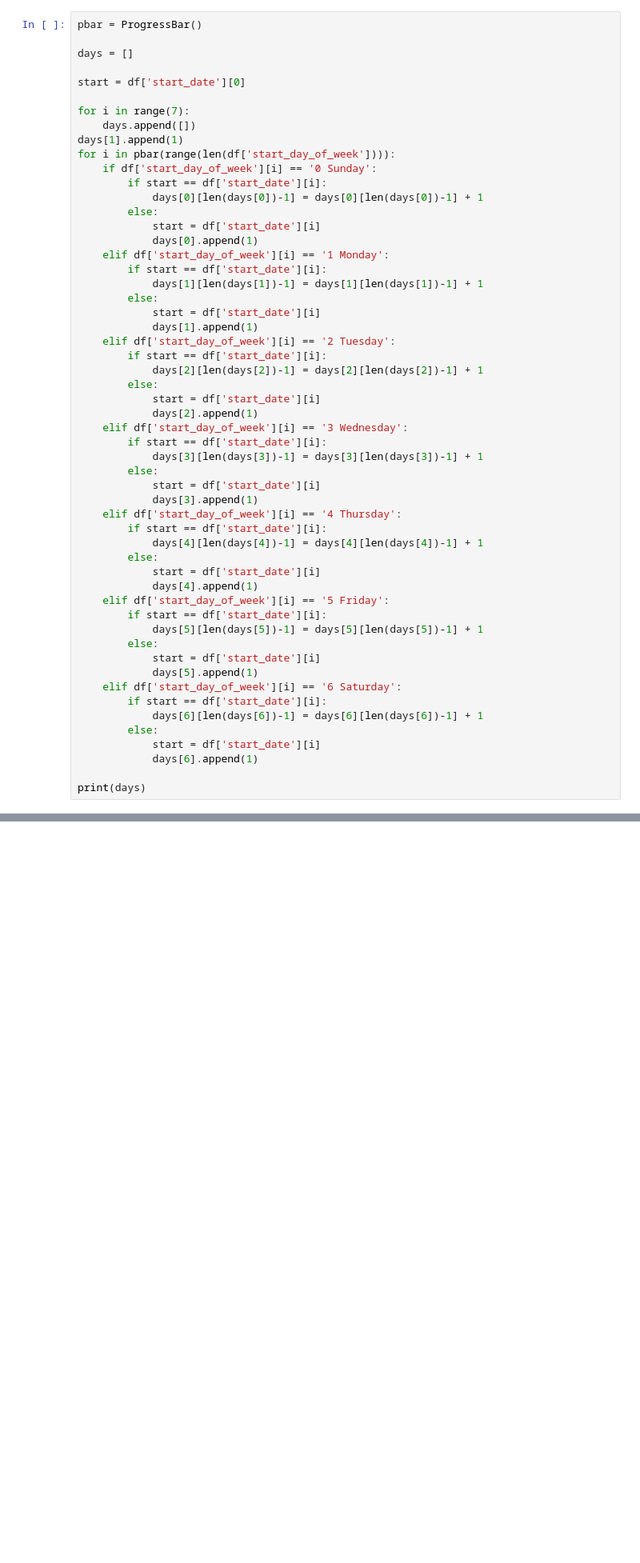
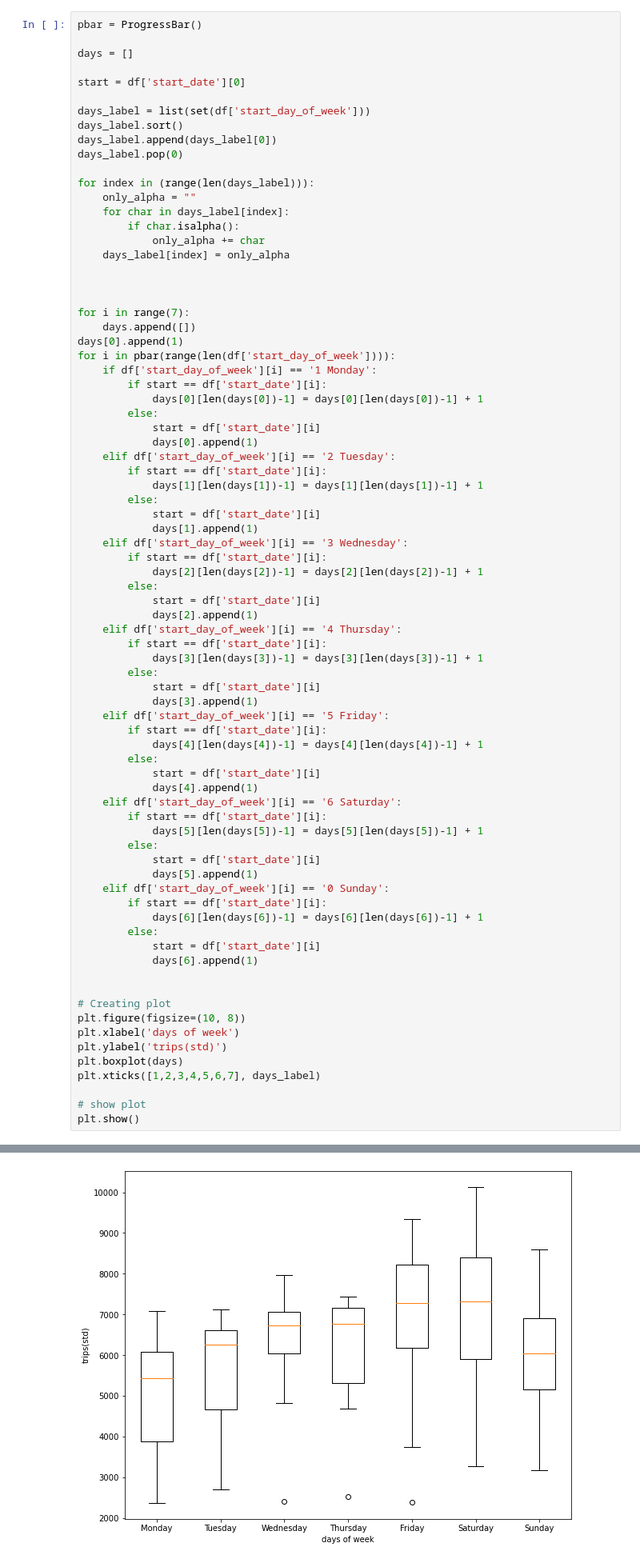
Before and after one commit to wwebeam6508/Development-of-Predictive-Model-for-Trip-Destination-of-Dockless-Shared-Scooters, a Jupyter notebook: Explorer.ipynb, the cells around one changed output, grey strips where cells are left out. Shown: that part at 80% size. Drawn from its saved outputs; the diff is of its cells as text; blank space fills up the shorter version.

Commit message:
แก้กราฟ และแสดง label ให้ถูกต้อง

```diff
--- a/Explorer.ipynb
+++ b/Explorer.ipynb
@@ -226,53 +219,76 @@ days = []
 
 start = df['start_date'][0]
 
+days_label = list(set(df['start_day_of_week']))
+days_label.sort()
+days_label.append(days_label[0])
+days_label.pop(0)
+
+for index in (range(len(days_label))):
+    only_alpha = ""
+    for char in days_label[index]:
+        if char.isalpha():
+            only_alpha += char
+    days_label[index] = only_alpha
+
+
+
 for i in range(7):
     days.append([])
-days[1].append(1)
+days[0].append(1)
 for i in pbar(range(len(df['start_day_of_week']))):
-    if df['start_day_of_week'][i] == '0 Sunday':
+    if df['start_day_of_week'][i] == '1 Monday':
         if start == df['start_date'][i]:
             days[0][len(days[0])-1] = days[0][len(days[0])-1] + 1
         else:
             start = df['start_date'][i]
             days[0].append(1)
-    elif df['start_day_of_week'][i] == '1 Monday':
+    elif df['start_day_of_week'][i] == '2 Tuesday':
         if start == df['start_date'][i]:
             days[1][len(days[1])-1] = days[1][len(days[1])-1] + 1
         else:
             start = df['start_date'][i]
             days[1].append(1)
-    elif df['start_day_of_week'][i] == '2 Tuesday':
+    elif df['start_day_of_week'][i] == '3 Wednesday':
         if start == df['start_date'][i]:
             days[2][len(days[2])-1] = days[2][len(days[2])-1] + 1
         else:
             start = df['start_date'][i]
             days[2].append(1)
-    elif df['start_day_of_week'][i] == '3 Wednesday':
+    elif df['start_day_of_week'][i] == '4 Thursday':
         if start == df['start_date'][i]:
             days[3][len(days[3])-1] = days[3][len(days[3])-1] + 1
         else:
             start = df['start_date'][i]
             days[3].append(1)
-    elif df['start_day_of_week'][i] == '4 Thursday':
+    elif df['start_day_of_week'][i] == '5 Friday':
         if start == df['start_date'][i]:
             days[4][len(days[4])-1] = days[4][len(days[4])-1] + 1
         else:
             start = df['start_date'][i]
             days[4].append(1)
-    elif df['start_day_of_week'][i] == '5 Friday':
+    elif df['start_day_of_week'][i] == '6 Saturday':
         if start == df['start_date'][i]:
             days[5][len(days[5])-1] = days[5][len(days[5])-1] + 1
         else:
             start = df['start_date'][i]
             days[5].append(1)
-    elif df['start_day_of_week'][i] == '6 Saturday':
+    elif df['start_day_of_week'][i] == '0 Sunday':
         if start == df['start_date'][i]:
             days[6][len(days[6])-1] = days[6][len(days[6])-1] + 1
         else:
             start = df['start_date'][i]
             days[6].append(1)
 
-print(days)
+
+# Creating plot
+plt.figure(figsize=(10, 8))
+plt.xlabel('days of week')
+plt.ylabel('trips(std)')
+plt.boxplot(days)
+plt.xticks([1,2,3,4,5,6,7], days_label)
+
+# show plot
+plt.show()
 # %% [output]
 100% |########################################################################|
@@ -279,0 +295 @@ print(days)
+[figure, added]
```
Also changed, not shown: parts of 11 cells of this notebook, 1 other file.
